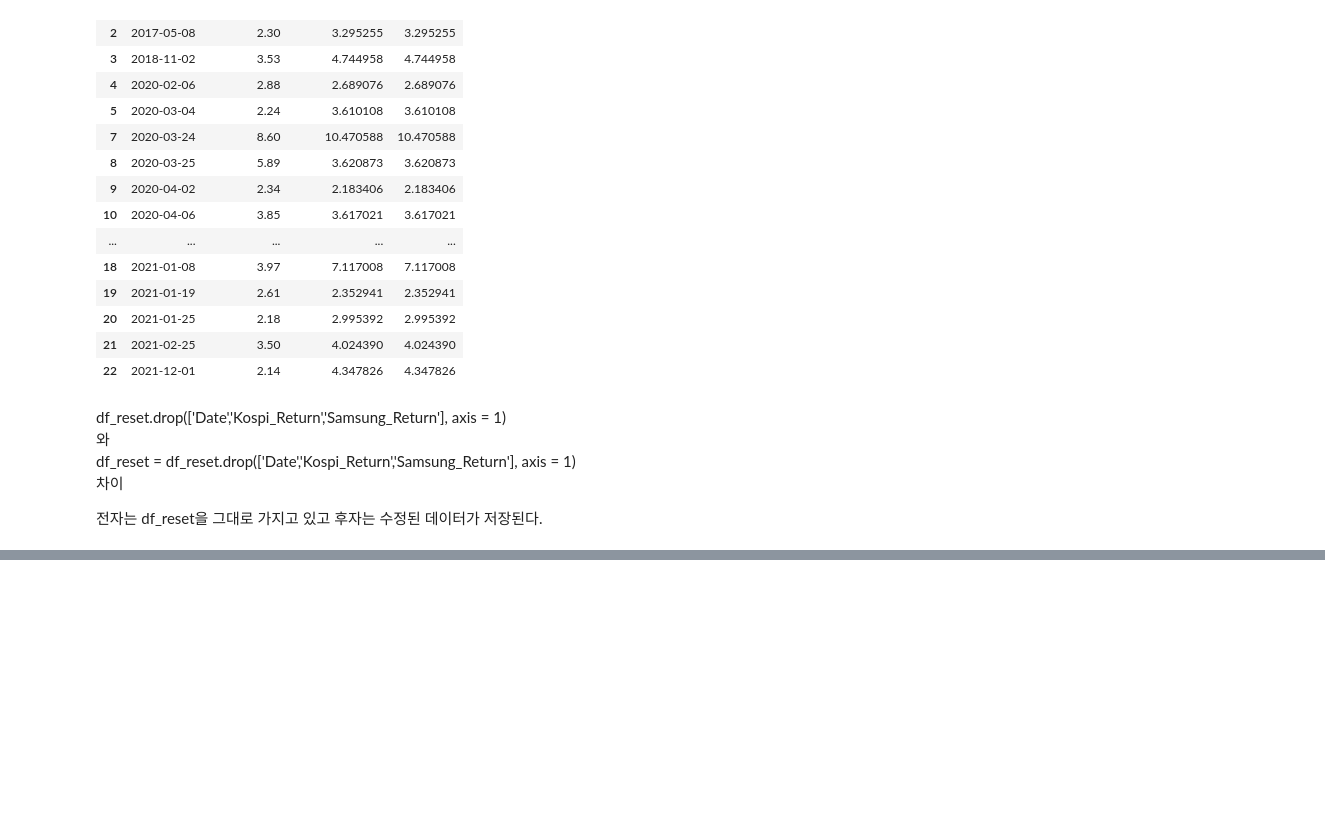
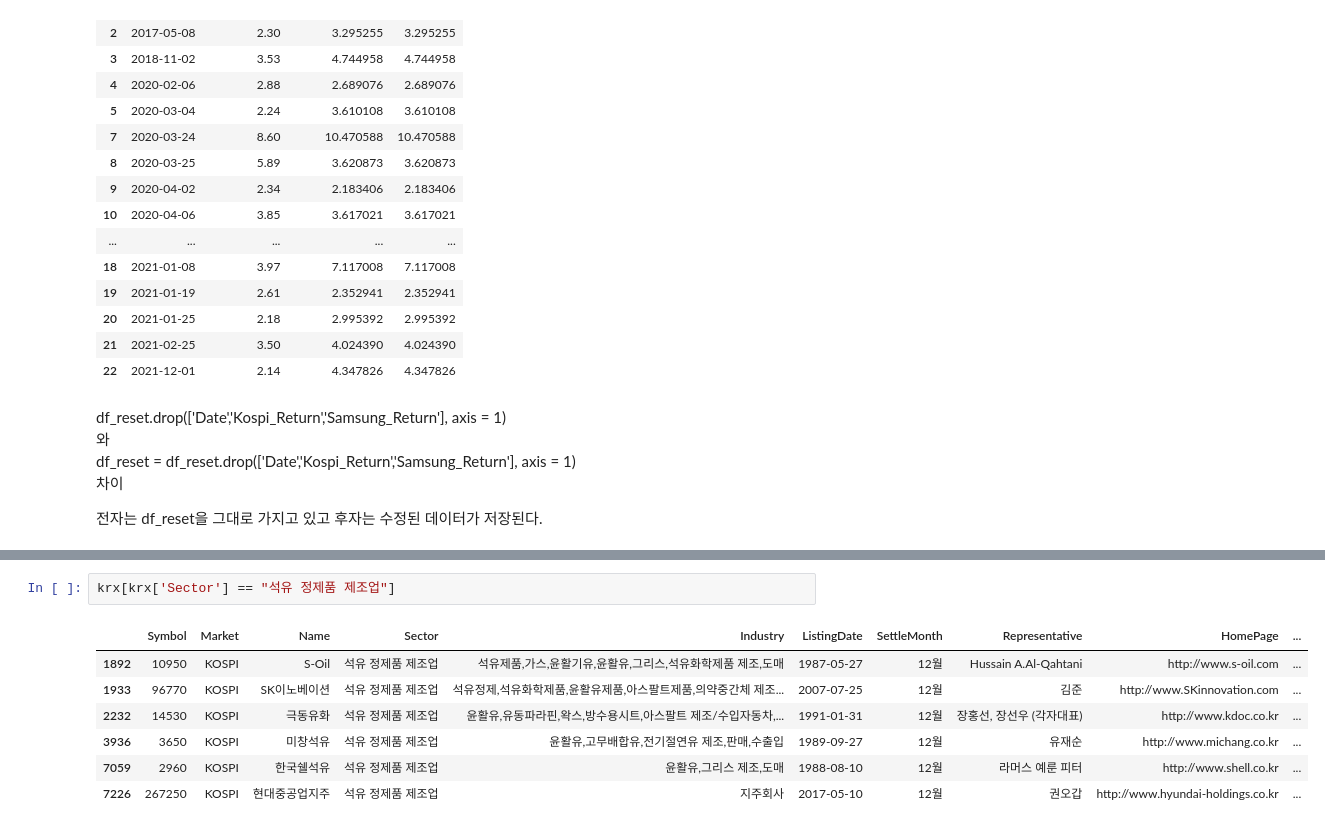
Before and after one commit to DavidEugen/study.python.start, a Jupyter notebook: pandas/03_DataFrame.ipynb, the cells around one changed output, grey strips where cells are left out. Saved outputs shown, nothing was run; the diff lists cells and outputs as text; blank space fills up the shorter version.

```diff
--- a/pandas/03_DataFrame.ipynb
+++ b/pandas/03_DataFrame.ipynb
@@ -1750,0 +1948,10 @@ df_reset = df_reset.drop(['Date','Kospi_Return','Samsung_Return'], axis = 1)
+# %%
+krx[krx['Sector'] == "석유 정제품 제조업"]
+# %% [output]
+|  | Symbol | Market | Name | Sector | Industry | ListingDate | SettleMonth | Representative | HomePage | ... |
+| 1892 | 10950 | KOSPI | S-Oil | 석유 정제품 제조업 | 석유제품,가스,윤활기유,윤활유,그리스,석유화학제품 제조,도매 | 1987-05-27 | 12월 | Hussain A.Al-Qahtani | http://www.s-oil.com | ... |
+| 1933 | 96770 | KOSPI | SK이노베이션 | 석유 정제품 제조업 | 석유정제,석유화학제품,윤활유제품,아스팔트제품,의약중간체 제조... | 2007-07-25 | 12월 | 김준 | http://www.SKinnovation.com | ... |
+| 2232 | 14530 | KOSPI | 극동유화 | 석유 정제품 제조업 | 윤활유,유동파라핀,왁스,방수용시트,아스팔트 제조/수입자동차,... | 1991-01-31 | 12월 | 장홍선, 장선우 (각자대표) | http://www.kdoc.co.kr | ... |
+| 3936 | 3650 | KOSPI | 미창석유 | 석유 정제품 제조업 | 윤활유,고무배합유,전기절연유 제조,판매,수출입 | 1989-09-27 | 12월 | 유재순 | http://www.michang.co.kr | ... |
+| 7059 | 2960 | KOSPI | 한국쉘석유 | 석유 정제품 제조업 | 윤활유,그리스 제조,도매 | 1988-08-10 | 12월 | 라머스 예룬 피터 | http://www.shell.co.kr | ... |
+| 7226 | 267250 | KOSPI | 현대중공업지주 | 석유 정제품 제조업 | 지주회사 | 2017-05-10 | 12월 | 권오갑 | http://www.hyundai-holdings.co.kr | ... |
```
Also changed, not shown: parts of 22 cells of this notebook, 1 other file.
